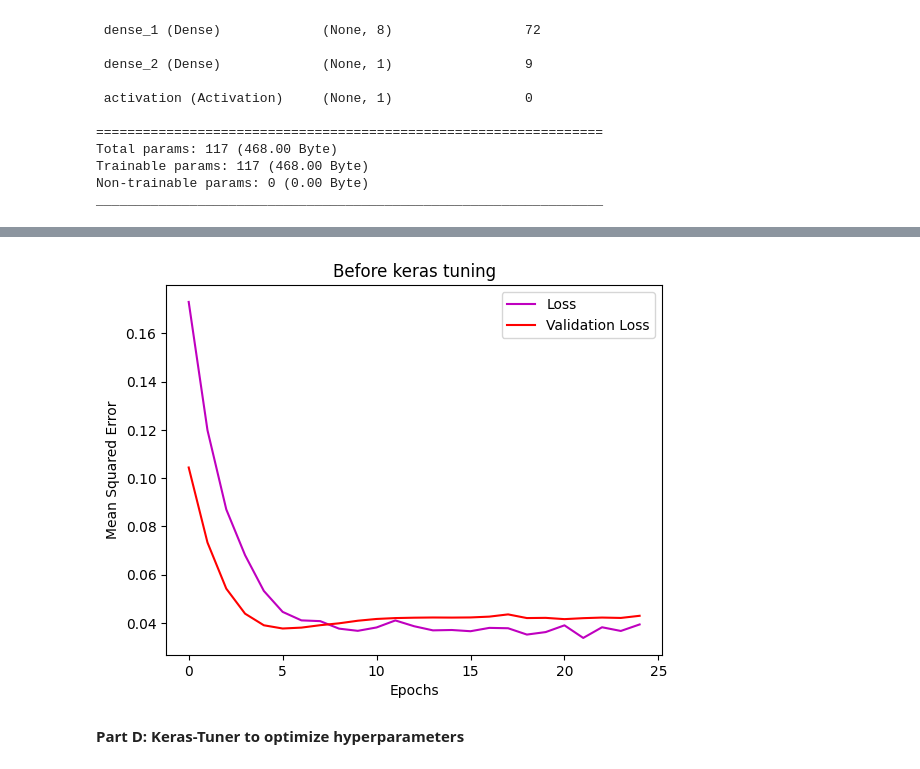
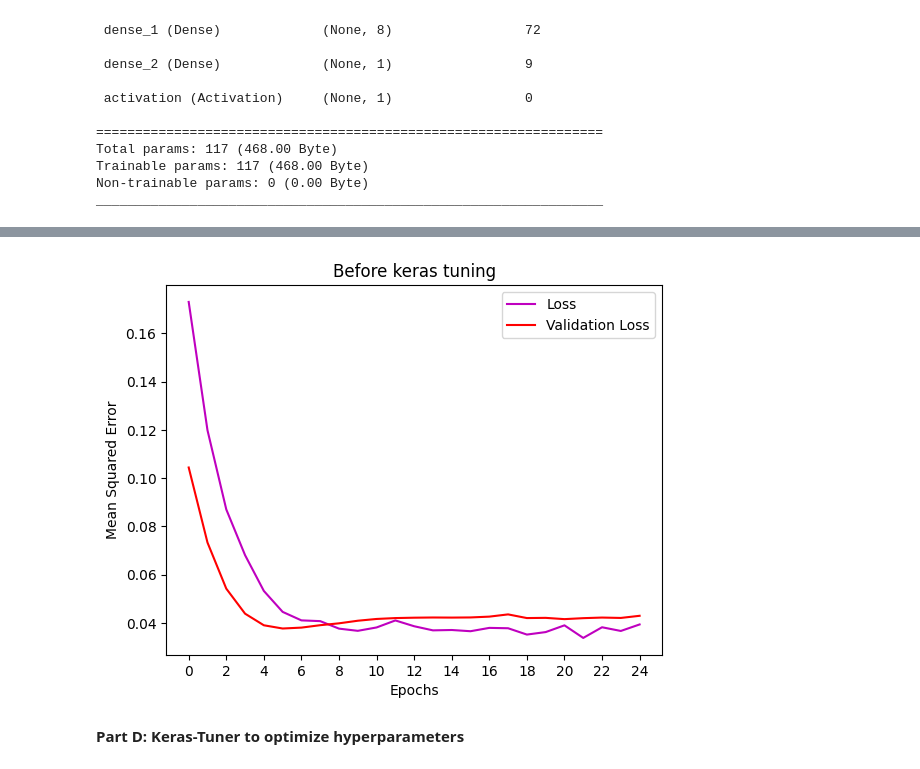
Before and after one commit to hannahzafar/UMDAOSC650, a Jupyter notebook: FinalProject_Zafar.ipynb, the cells around one changed output, grey strips where cells are left out. Saved outputs shown, nothing was run; the diff lists cells and outputs as text; code cells hidden in the pictures.

```diff
--- a/FinalProject_Zafar.ipynb
+++ b/FinalProject_Zafar.ipynb
@@ -387,15 +388,16 @@ Epoch 25/25
 # %%
 # Plot loss curves
 plt.plot(range(0,no_epochs), history2.history['loss'], c='m',label='Loss')
 plt.plot(range(0,no_epochs), history2.history['val_loss'], c='r',label='Validation Loss')
 plt.xlabel('Epochs')
 plt.ylabel('Mean Squared Error')
 plt.title('Before keras tuning')
 # plt.xlim([0,20])
+plt.xticks(np.arange(0, 25, step=2))
 plt.legend()
 plt.show()
 # %% [output]
-[figure, old version]
+[figure, new version]
 # %% [markdown]
 **Part D: Keras-Tuner to optimize hyperparameters**
 # %%
```
Also changed, not shown: parts of 21 cells of this notebook.
